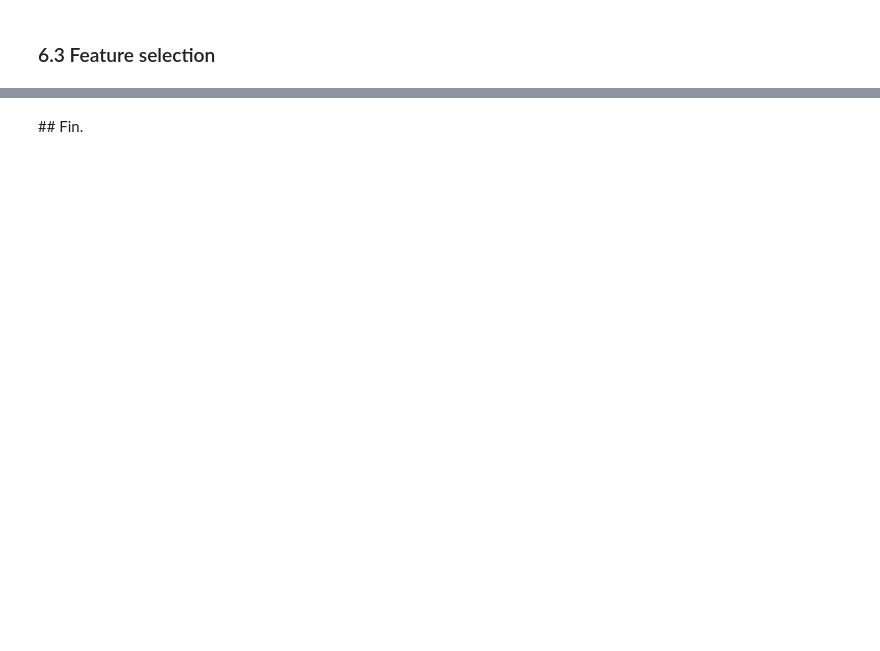
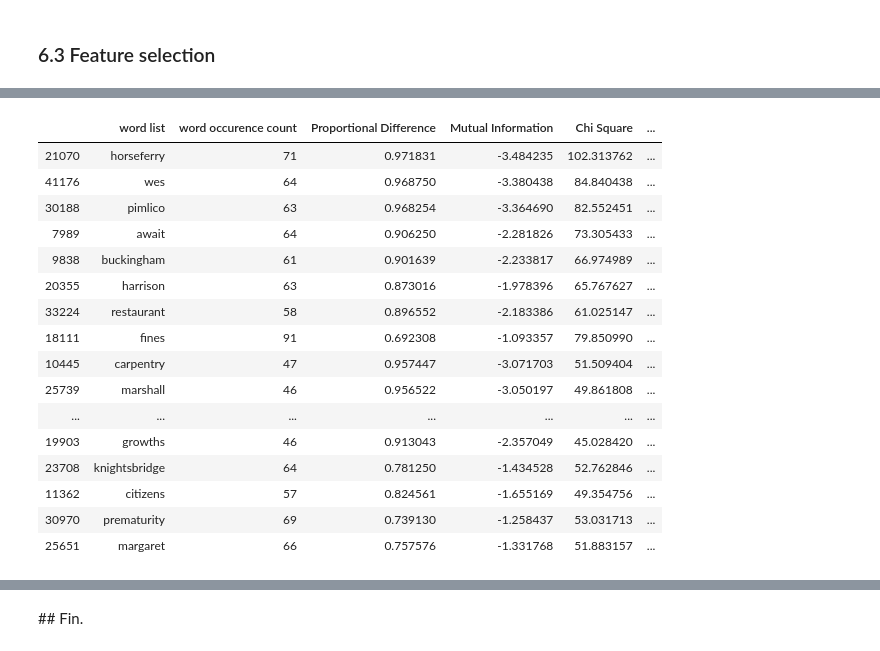
Before and after one commit to kasparvonbeelen/ghi_python, a Jupyter notebook: 6 - Corpus Exploration.ipynb, the cells around one changed output, grey strips where cells are left out. Drawn from its saved outputs; the diff is of its cells as text; code cells hidden in the pictures; blank space fills up the shorter version.

```diff
--- a/6 - Corpus Exploration.ipynb
+++ b/6 - Corpus Exploration.ipynb
@@ -75,7 +122,7 @@ It could take a few seconds for the cell to run, so please be a bit pit patient:
 corpus = [] # inititialize an empty list where we will store the MOH reports
 
 for p in moh_reports_paths: # iterate over the paths to MOH reports, p will take the value of each item in moh_reports_paths
-    text_lower = open(r).read().lower() # read the text files and lowercase the string
+    text_lower = open(p).read().lower() # read the text files and lowercase the string
     tokens = wordpunct_tokenize(text_lower) # tokenize the string
     for token in tokens: # iterate over the tokens
         if token.isalpha(): # test if token only contains alphabetic characteris
@@ -124,7 +191,7 @@ Now returning to the actual example: Run the slightly better code and observe th
 corpus = [] # inititialize an empty list where we will store the MOH reports
 
 for p in moh_reports_paths: # iterate over the paths to MOH reports, p will take the value of each item in moh_reports_paths
-    with open(r) as in_doc: # make sure to close the document after opening it
+    with open(p) as in_doc: # make sure to close the document after opening it
         tokens = wordpunct_tokenize(in_doc.read().lower())
         corpus.extend([t for t in tokens if t.isalpha()]) # list comprehension
 print('collected', len(corpus),'tokens') # print number of tokens collected
@@ -254,13 +497,19 @@ The code below should look familiar but we made a few changes.
 # %%
+%%time
+import nltk # import natural language toolkit
+from pathlib import Path # import Path object from pathlib
+from nltk.tokenize import wordpunct_tokenize # import word_tokenize function from nltk.tokenize
+
+moh_reports_paths = list(Path('working_data/moh/python').glob('*.txt')) # get all txt files in data/MOH/python
+
 corpus = [] # save corpus here
 labels = [] # save labels here
 
+for r in moh_reports_paths: # iterate over documents
+    with open(r) as in_doc: # open document (also take care close it later)
+        corpus.append(in_doc.read().lower()) # append the lowercased document to corpus
 
-for r in moh_reports: # iterate over documents
-    with open(r) as in_doc: # open document (also take care close it later)
         if 'westminster' in r.name.lower(): # check if westeminster appear in the file name
             labels.append(1) # if so, append 1 to labels
         else: # if not
             labels.append(0) # append 0 to labels
-
-        corpus.append(in_doc.read().lower()) # append the lowercase document to corpus
@@ -279,5 +583,5 @@ apply library
 # %%
-from TextFeatureSelection import TextFeatureSelection
-fsOBJ=TextFeatureSelection(target=labels,input_doc_list=corpus)
-result_df=fsOBJ.getScore()
-result_df
+from TextFeatureSelection import TextFeatureSelection # import TextFeatureSelection
+fsOBJ=TextFeatureSelection(target=labels,input_doc_list=corpus) # compute features
+df=fsOBJ.getScore() # get features as a dataframe
+df
@@ -285,0 +611,21 @@ inspect results
+# %%
+westminster_df = df[(df['word occurence count'] > 20 ) & (df['Proportional Difference'] > 0 )]
+westminster_df.sort_values('Information Gain',ascending=False)[:20]
+# %% [output]
+|  | word list | word occurence count | Proportional Difference | Mutual Information | Chi Square | ... |
+| 21070 | horseferry | 71 | 0.971831 | -3.484235 | 102.313762 | ... |
+| 41176 | wes | 64 | 0.968750 | -3.380438 | 84.840438 | ... |
+| 30188 | pimlico | 63 | 0.968254 | -3.364690 | 82.552451 | ... |
+| 7989 | await | 64 | 0.906250 | -2.281826 | 73.305433 | ... |
+| 9838 | buckingham | 61 | 0.901639 | -2.233817 | 66.974989 | ... |
+| 20355 | harrison | 63 | 0.873016 | -1.978396 | 65.767627 | ... |
+| 33224 | restaurant | 58 | 0.896552 | -2.183386 | 61.025147 | ... |
+| 18111 | fines | 91 | 0.692308 | -1.093357 | 79.850990 | ... |
+| 10445 | carpentry | 47 | 0.957447 | -3.071703 | 51.509404 | ... |
+| 25739 | marshall | 46 | 0.956522 | -3.050197 | 49.861808 | ... |
+| ... | ... | ... | ... | ... | ... | ... |
+| 19903 | growths | 46 | 0.913043 | -2.357049 | 45.028420 | ... |
+| 23708 | knightsbridge | 64 | 0.781250 | -1.434528 | 52.762846 | ... |
+| 11362 | citizens | 57 | 0.824561 | -1.655169 | 49.354756 | ... |
+| 30970 | prematurity | 69 | 0.739130 | -1.258437 | 53.031713 | ... |
+| 25651 | margaret | 66 | 0.757576 | -1.331768 | 51.883157 | ... |
```
Also changed, not shown: parts of 83 cells of this notebook.
